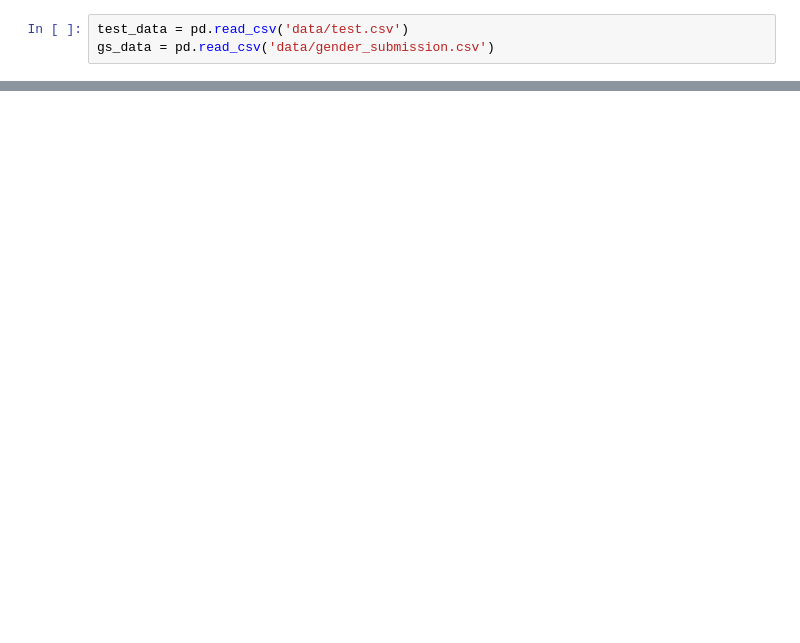
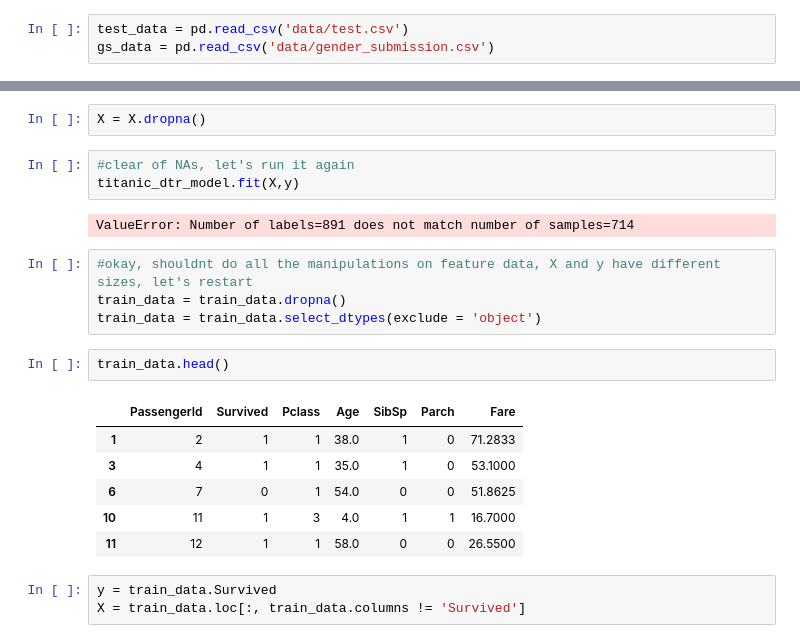
Before and after one commit to weisds/first-titanic-proj, a Jupyter notebook: titanic_data_expo.ipynb, the cells around one changed output, grey strips where cells are left out. Drawn from its saved outputs; the diff is of its cells as text; blank space fills up the shorter version.

```diff
--- a/titanic_data_expo.ipynb
+++ b/titanic_data_expo.ipynb
@@ -35,0 +142,23 @@ Index(['PassengerId', 'Survived', 'Pclass', 'Name', 'Sex', 'Age', 'SibSp',
+# %%
+X = X.dropna()
+# %%
+#clear of NAs, let's run it again
+titanic_dtr_model.fit(X,y)
+# %% [output]
+ValueError: Number of labels=891 does not match number of samples=714
+# %%
+#okay, shouldnt do all the manipulations on feature data, X and y have different sizes, let's restart
+train_data = train_data.dropna()
+train_data = train_data.select_dtypes(exclude = 'object')
+# %%
+train_data.head()
+# %% [output]
+|  | PassengerId | Survived | Pclass | Age | SibSp | Parch | Fare |
+| 1 | 2 | 1 | 1 | 38.0 | 1 | 0 | 71.2833 |
+| 3 | 4 | 1 | 1 | 35.0 | 1 | 0 | 53.1000 |
+| 6 | 7 | 0 | 1 | 54.0 | 0 | 0 | 51.8625 |
+| 10 | 11 | 1 | 3 | 4.0 | 1 | 1 | 16.7000 |
+| 11 | 12 | 1 | 1 | 58.0 | 0 | 0 | 26.5500 |
+# %%
+y = train_data.Survived
+X = train_data.loc[:, train_data.columns != 'Survived']
```
Also changed, not shown: parts of 30 cells of this notebook.
